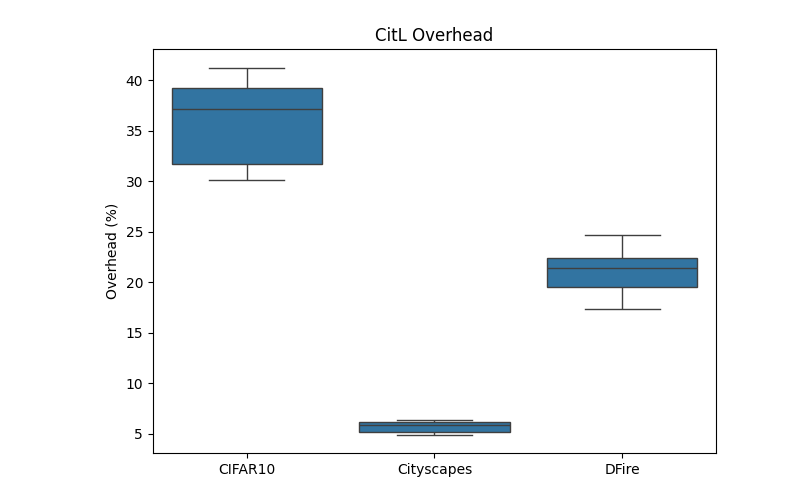
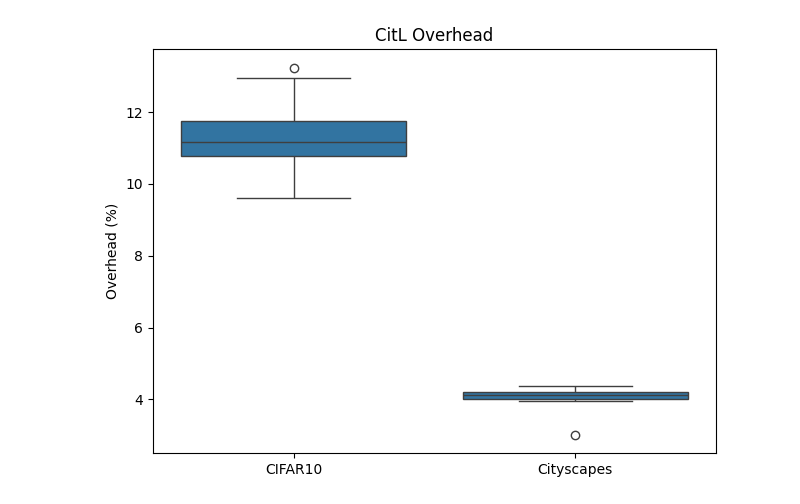
Before and after one commit to brandongk-ubco/thesis-analysis, a Jupyter notebook: citl.ipynb, the cells around one changed output. Saved outputs shown, nothing was run; the diff lists cells and outputs as text; code cells hidden in the pictures.

```diff
--- a/citl.ipynb
+++ b/citl.ipynb
@@ -22,8 +22,6 @@ full_df.head()
 # %%
 def get_dataset(tags):
-    if "DFire" in tags:
-        return "DFire"
-    elif "CityscapesFine" in tags:
+    if "CityscapesFine" in tags:
         return "Cityscapes"
     elif "CIFAR10" in tags:
         return "CIFAR10"
@@ -39,13 +37,18 @@ def get_purpose(tags):
         return "Standard"
     else:
         raise ValueError(f"Unknown method: {tags}")
+# %%
+def get_activation(tags):
+    if "focal" in tags:
+        return "FocalLoss"
+    else:
+        return "CrossEntropyLoss"
 # %%
 full_df["dataset"] = full_df["tags"].apply(lambda x: get_dataset(x))
 full_df["timestamp"] = pd.to_datetime(full_df["timestamp"])
 full_df["purpose"] = full_df["tags"].apply(lambda x: get_purpose(x))
+full_df["loss_function"] = full_df["tags"].apply(lambda x: get_activation(x))
 
 standard_trains = full_df[full_df["method"].isna()]
 citl_trains = full_df[~full_df["method"].isna()]
 assert len(standard_trains) + len(citl_trains) == len(full_df)
-
-full_df.head()
@@ -59,29 +55,34 @@ full_df.head()
 # %%
 ### OVERHEAD
-standard_times = standard_trains.groupby(by=["dataset"]).agg({"timestamp": ['max', 'min'], "step": "max"})
+standard_times = standard_trains.groupby(by=["run_id", "dataset"]).agg({"timestamp": ['max', 'min'], "step": "max"})
 standard_times["duration"] = (standard_times["timestamp"]["max"] - standard_times["timestamp"]["min"]).dt.total_seconds()
 standard_times["steps_per_second"] = standard_times["step"]["max"] / standard_times["duration"]
+standard_times = standard_times.reset_index()[["dataset", "steps_per_second"]]
+standard_times.columns = [col[0] for col in standard_times.columns]
+standard_times = standard_times.groupby(by=["dataset"]).agg({"steps_per_second": "mean"}).reset_index()
 
 citl_times = citl_trains.groupby(by=["run_id", "dataset"]).agg({"timestamp": ['max', 'min'], "step": "max"})
 citl_times["duration"] = (citl_times["timestamp"]["max"] - citl_times["timestamp"]["min"]).dt.total_seconds()
 citl_times["steps_per_second"] = citl_times["step"]["max"] / citl_times["duration"]
-
+citl_times = citl_times.reset_index()[["dataset", "steps_per_second"]]
+citl_times.columns = [col[0] for col in citl_times.columns]
 
 joined_times = pd.merge(standard_times, citl_times, on="dataset", suffixes=("_standard", "_citl"))
 joined_times["overhead"] = (joined_times["steps_per_second_standard"] / joined_times["steps_per_second_citl"]) - 1
 joined_times = joined_times.reset_index()
+joined_times.head()
 
 joined_times["overhead"] = joined_times["overhead"] * 100
 
 box_plot = sns.boxplot(data=joined_times, x="dataset", y="overhead")
 ax = box_plot.axes
 plt.title("CitL Overhead")
 plt.ylabel("Overhead (%)")
 plt.xlabel(None)
 plt.tight_layout()
 plt.savefig(f'{image_output_directory}/overhead.png', dpi=300, bbox_inches='tight')
 
 joined_times.groupby(by=["dataset"])["overhead"].agg(["mean", "std", "min", "max"]).to_latex(f"{table_output_directory}/overhead.tex", float_format="%.2f")
 # %% [output]
-[figure, old version]
+[figure, new version]
 # %%
```
Also changed, not shown: parts of 21 cells of this notebook, 8 other files.
